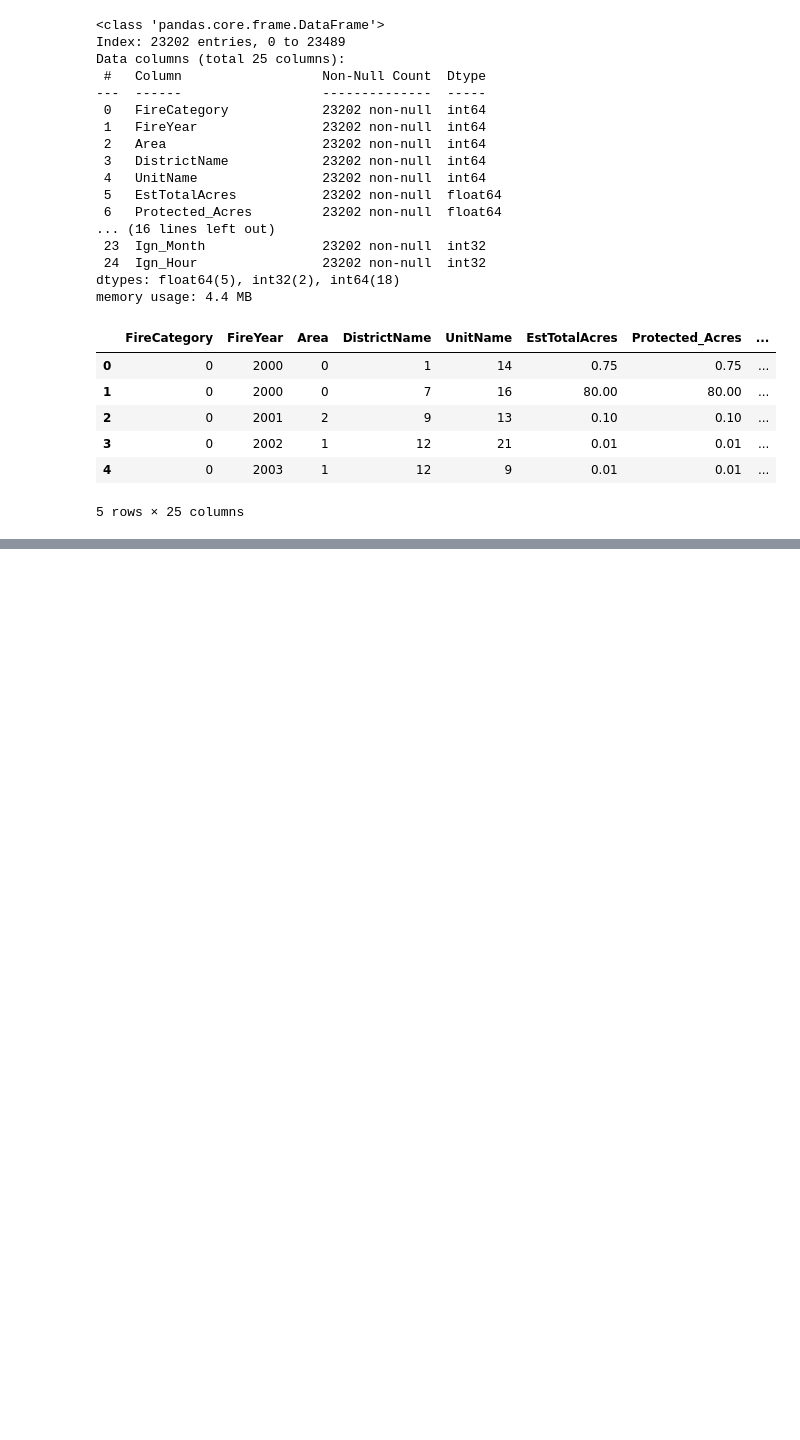
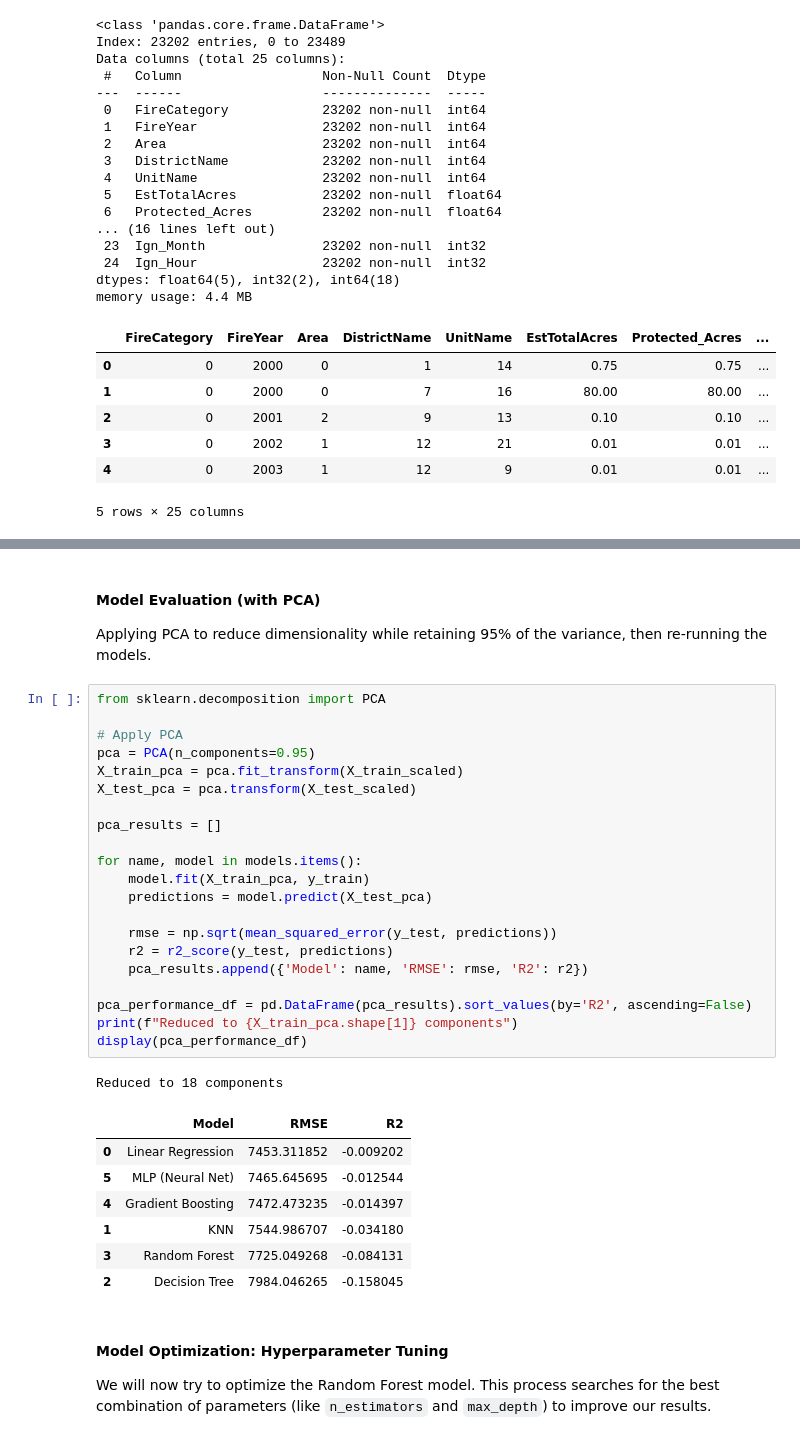
Before and after one commit to Jun062404/Fire-Occurance, a Jupyter notebook: FireOccurrence.ipynb, the cells around one changed output, grey strips where cells are left out. Cells and saved outputs as stored; diff of their text form; blank space fills up the shorter version.

```diff
--- a/FireOccurrence.ipynb
+++ b/FireOccurrence.ipynb
@@ -132,0 +198,36 @@ memory usage: 4.4 MB
+# %% [markdown]
+#### Model Evaluation (with PCA)
+Applying PCA to reduce dimensionality while retaining 95% of the variance, then re-running the models.
+# %%
+from sklearn.decomposition import PCA
+
+# Apply PCA
+pca = PCA(n_components=0.95)
+X_train_pca = pca.fit_transform(X_train_scaled)
+X_test_pca = pca.transform(X_test_scaled)
+
+pca_results = []
+
+for name, model in models.items():
+    model.fit(X_train_pca, y_train)
+    predictions = model.predict(X_test_pca)
+
+    rmse = np.sqrt(mean_squared_error(y_test, predictions))
+    r2 = r2_score(y_test, predictions)
+    pca_results.append({'Model': name, 'RMSE': rmse, 'R2': r2})
+
+pca_performance_df = pd.DataFrame(pca_results).sort_values(by='R2', ascending=False)
+print(f"Reduced to {X_train_pca.shape[1]} components")
+display(pca_performance_df)
+# %% [output]
+Reduced to 18 components
+|  | Model | RMSE | R2 |
+| 0 | Linear Regression | 7453.311852 | -0.009202 |
+| 5 | MLP (Neural Net) | 7465.645695 | -0.012544 |
+| 4 | Gradient Boosting | 7472.473235 | -0.014397 |
+| 1 | KNN | 7544.986707 | -0.034180 |
+| 3 | Random Forest | 7725.049268 | -0.084131 |
+| 2 | Decision Tree | 7984.046265 | -0.158045 |
+# %% [markdown]
+#### Model Optimization: Hyperparameter Tuning
+We will now try to optimize the Random Forest model. This process searches for the best combination of parameters (like `n_estimators` and `max_depth`) to improve our results.
```
Also changed, not shown: parts of 5 cells of this notebook.
